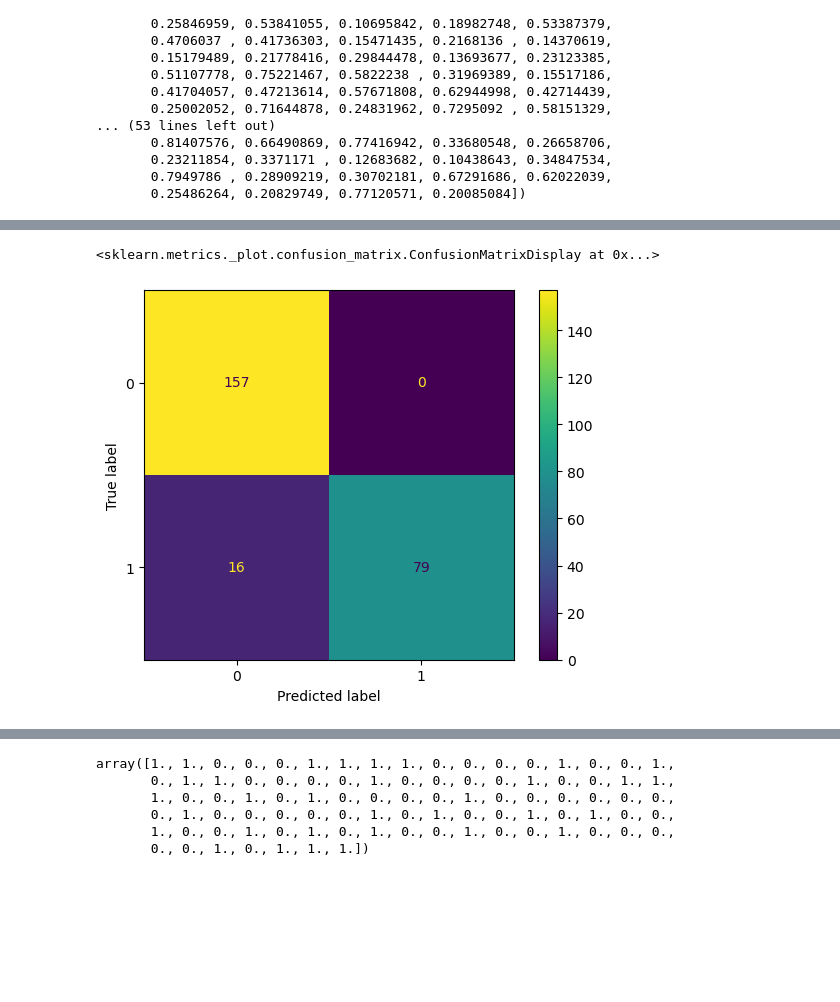
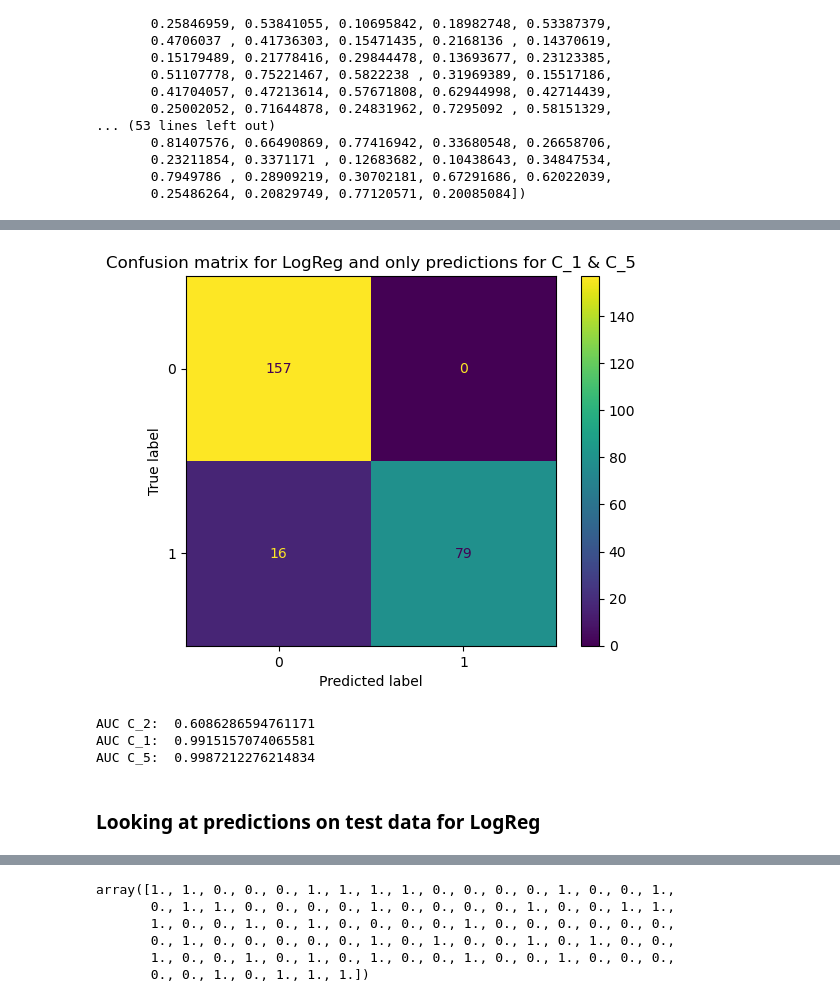
Before and after one commit to stlbnmaria/enschallenge2023, a Jupyter notebook: modeling/prediction_analysis.ipynb, the cells around one changed output, grey strips where cells are left out. Cells and saved outputs as stored; diff of their text form; code cells hidden in the pictures; blank space fills up the shorter version.

```diff
--- a/modeling/prediction_analysis.ipynb
+++ b/modeling/prediction_analysis.ipynb
@@ -46,9 +57,7 @@ lrs_log = trfs.train_mocov_features(
     patients_train,
     samples_train,
     centers_train,
-    agg_by="mean",
     tile_avg=False,
-    subsampling=False,
 )
 # %% [output]
 STOP: TOTAL NO. of ITERATIONS REACHED LIMIT.
@@ -117,7 +126,17 @@ disp.plot()
 # %%
 cm = confusion_matrix(y_agg[centers_agg != "C_2"], preds_log[centers_agg != "C_2"] > 0.5)
 disp = ConfusionMatrixDisplay(cm)
 disp.plot()
+plt.title("Confusion matrix for LogReg and only predictions for C_1 & C_5");
 # %% [output]
-<sklearn.metrics._plot.confusion_matrix.ConfusionMatrixDisplay at 0x...>
-[figure, old version]
+[figure, new version]
+# %%
+print("AUC C_2: ", roc_auc_score(y_agg[centers_agg == "C_2"], preds_log[centers_agg == "C_2"]))
+print("AUC C_1: ", roc_auc_score(y_agg[centers_agg == "C_1"], preds_log[centers_agg == "C_1"]))
+print("AUC C_5: ", roc_auc_score(y_agg[centers_agg == "C_5"], preds_log[centers_agg == "C_5"]))
+# %% [output]
+AUC C_2:  0.6086286594761171
+AUC C_1:  0.9915157074065581
+AUC C_5:  0.9987212276214834
+# %% [markdown]
+### Looking at predictions on test data for LogReg
```
Also changed, not shown: parts of 78 cells of this notebook.
